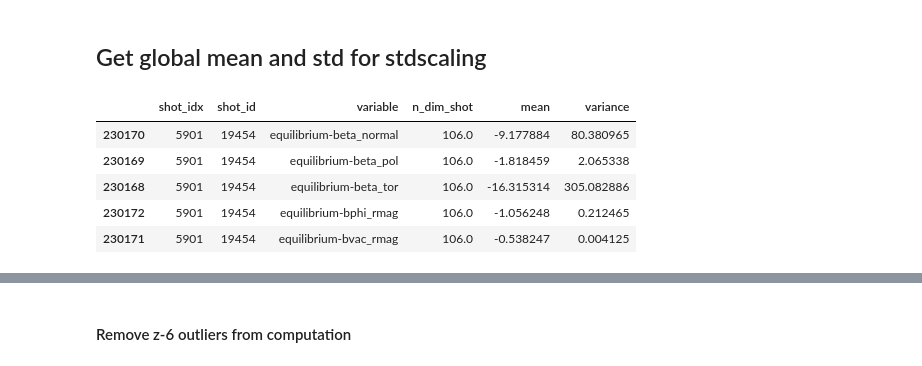
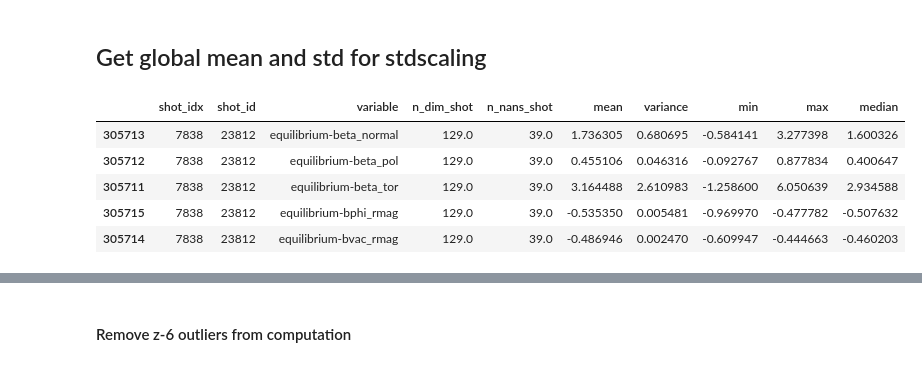
Before and after one commit to DataScienceLabFHSWF/tokamark, a Jupyter notebook: scripts/preprocessing/3_data_detection_outliers.ipynb, the cells around one changed output, grey strips where cells are left out. Drawn from its saved outputs; the diff is of its cells as text; code cells hidden in the pictures.

```diff
--- a/scripts/preprocessing/3_data_detection_outliers.ipynb
+++ b/scripts/preprocessing/3_data_detection_outliers.ipynb
@@ -14,14 +16,14 @@ from preproc_paths import (
 # %%
 df_train = pd.read_csv(DEFAULT_SHOTS_STATS_TRAIN_FILE).sort_values(by=["shot_idx", "variable"])
 # %%
-df_train[df_train["shot_id"]==19454].head()
+df_train[df_train["shot_id"]==23812].head()
 # %% [output]
-|  | shot_idx | shot_id | variable | n_dim_shot | mean | variance |
-| 230170 | 5901 | 19454 | equilibrium-beta_normal | 106.0 | -9.177884 | 80.380965 |
-| 230169 | 5901 | 19454 | equilibrium-beta_pol | 106.0 | -1.818459 | 2.065338 |
-| 230168 | 5901 | 19454 | equilibrium-beta_tor | 106.0 | -16.315314 | 305.082886 |
-| 230172 | 5901 | 19454 | equilibrium-bphi_rmag | 106.0 | -1.056248 | 0.212465 |
-| 230171 | 5901 | 19454 | equilibrium-bvac_rmag | 106.0 | -0.538247 | 0.004125 |
+|  | shot_idx | shot_id | variable | n_dim_shot | n_nans_shot | mean | variance | min | max | median |
+| 305713 | 7838 | 23812 | equilibrium-beta_normal | 129.0 | 39.0 | 1.736305 | 0.680695 | -0.584141 | 3.277398 | 1.600326 |
+| 305712 | 7838 | 23812 | equilibrium-beta_pol | 129.0 | 39.0 | 0.455106 | 0.046316 | -0.092767 | 0.877834 | 0.400647 |
+| 305711 | 7838 | 23812 | equilibrium-beta_tor | 129.0 | 39.0 | 3.164488 | 2.610983 | -1.258600 | 6.050639 | 2.934588 |
+| 305715 | 7838 | 23812 | equilibrium-bphi_rmag | 129.0 | 39.0 | -0.535350 | 0.005481 | -0.969970 | -0.477782 | -0.507632 |
+| 305714 | 7838 | 23812 | equilibrium-bvac_rmag | 129.0 | 39.0 | -0.486946 | 0.002470 | -0.609947 | -0.444663 | -0.460203 |
 # %%
 # GLOBAL MEAN BASED ON TRAIN
 global_mean = (
```
Also changed, not shown: parts of 12 cells of this notebook, 4 other files.
